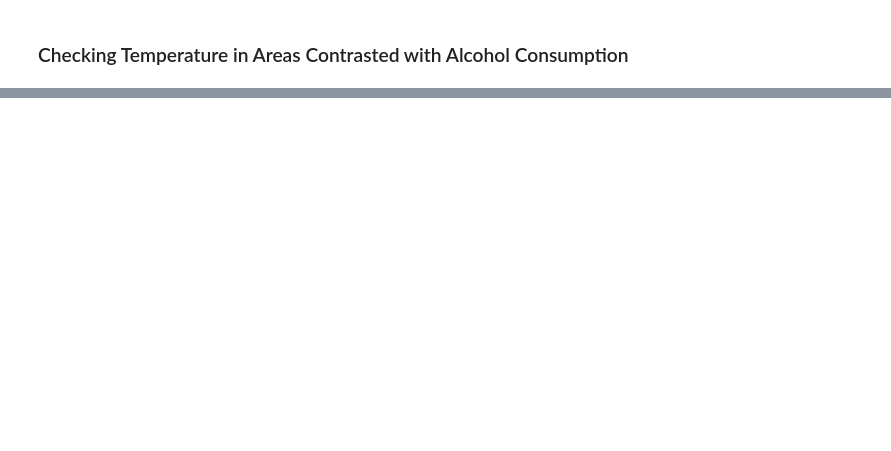
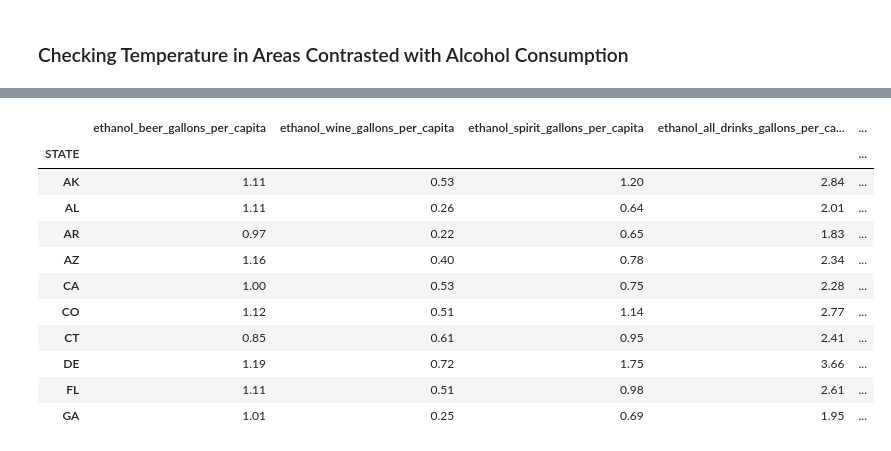
Before and after one commit to MatthewNewell006/alcohol_consumption, a Jupyter notebook: jupyter/2015_temp_data.ipynb, the cells around one changed output, grey strips where cells are left out. Saved outputs shown, nothing was run; the diff lists cells and outputs as text; code cells hidden in the pictures; blank space fills up the shorter version.

```diff
--- a/jupyter/2015_temp_data.ipynb
+++ b/jupyter/2015_temp_data.ipynb
@@ -52,0 +84,16 @@ t_df = pd.read_csv('../data/modified/2015_state_temperatures.csv')
+# %%
+m_state = mean_by_state.copy()
+m_state.head(10)
+# %% [output]
+|  | ethanol_beer_gallons_per_capita | ethanol_wine_gallons_per_capita | ethanol_spirit_gallons_per_capita | ethanol_all_drinks_gallons_per_ca... | ... |
+| STATE |  |  |  |  | ... |
+| AK | 1.11 | 0.53 | 1.20 | 2.84 | ... |
+| AL | 1.11 | 0.26 | 0.64 | 2.01 | ... |
+| AR | 0.97 | 0.22 | 0.65 | 1.83 | ... |
+| AZ | 1.16 | 0.40 | 0.78 | 2.34 | ... |
+| CA | 1.00 | 0.53 | 0.75 | 2.28 | ... |
+| CO | 1.12 | 0.51 | 1.14 | 2.77 | ... |
+| CT | 0.85 | 0.61 | 0.95 | 2.41 | ... |
+| DE | 1.19 | 0.72 | 1.75 | 3.66 | ... |
+| FL | 1.11 | 0.51 | 0.98 | 2.61 | ... |
+| GA | 1.01 | 0.25 | 0.69 | 1.95 | ... |
```
Also changed, not shown: parts of 13 cells of this notebook.
